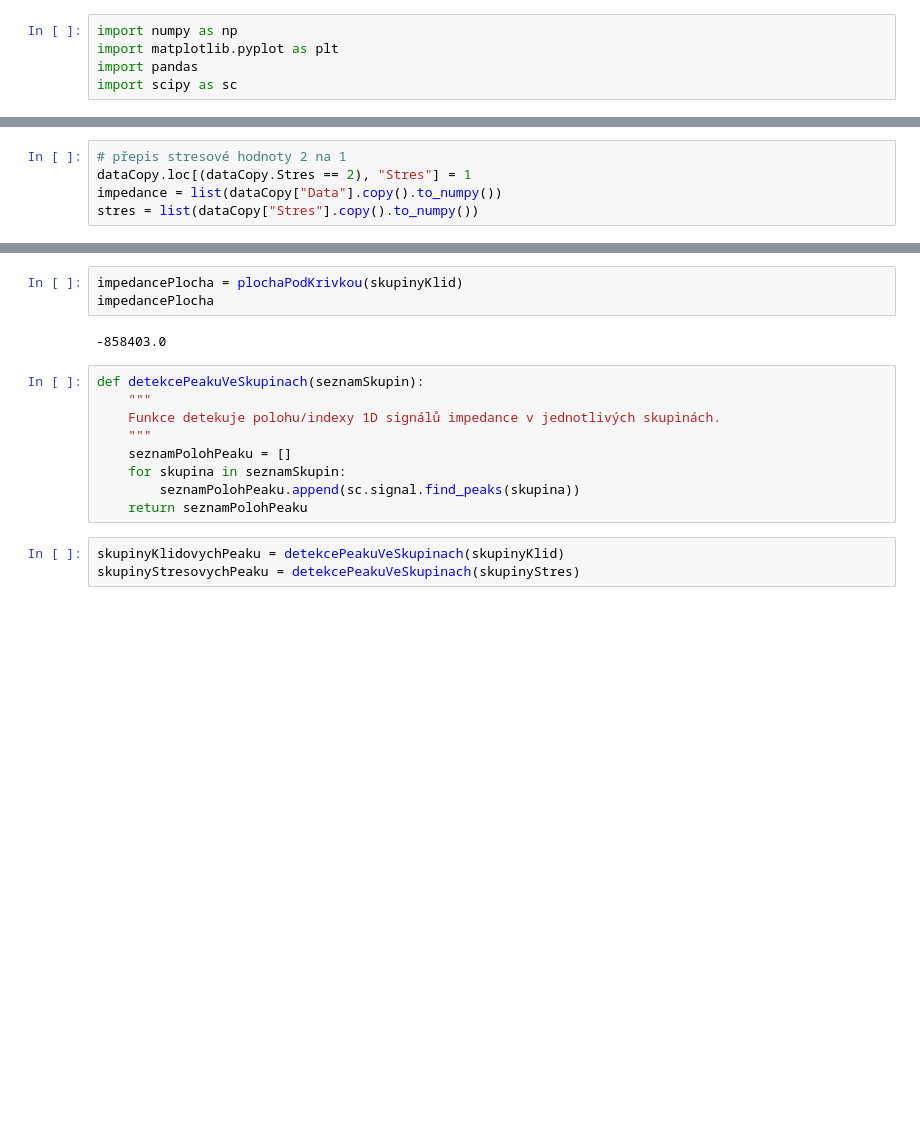
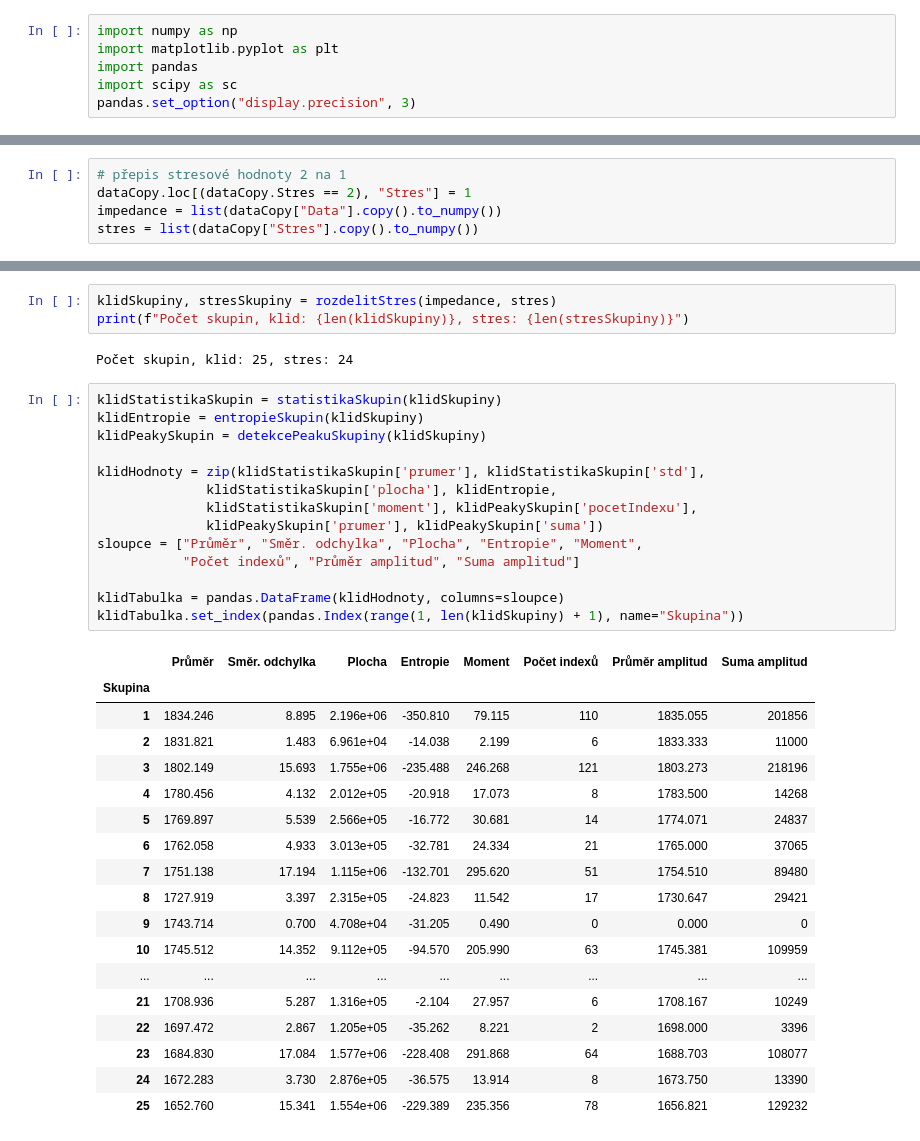
Before and after one commit to Vojtech-Benda/AUI, a Jupyter notebook: cviceni2/cviceni2.ipynb, the cells around one changed output, grey strips where cells are left out. Saved outputs shown, nothing was run; the diff lists cells and outputs as text; blank space fills up the shorter version.

```diff
--- a/cviceni2/cviceni2.ipynb
+++ b/cviceni2/cviceni2.ipynb
@@ -3,3 +3,4 @@ import numpy as np
 import matplotlib.pyplot as plt
 import pandas
 import scipy as sc
+pandas.set_option("display.precision", 3)
@@ -131,17 +115,38 @@ klidTabulka.set_index(pandas.Index(range(len(skupinyKlid)), name="Skupina"))
-# %%
-impedancePlocha = plochaPodKrivkou(skupinyKlid)
-impedancePlocha
-# %% [output]
--858403.0
-# %%
-def detekcePeakuVeSkupinach(seznamSkupin):
-    """
-    Funkce detekuje polohu/indexy 1D signálů impedance v jednotlivých skupinách.
-    """
-    seznamPolohPeaku = []
-    for skupina in seznamSkupin:
-        seznamPolohPeaku.append(sc.signal.find_peaks(skupina))
-    return seznamPolohPeaku
-# %%
-skupinyKlidovychPeaku = detekcePeakuVeSkupinach(skupinyKlid)
-skupinyStresovychPeaku = detekcePeakuVeSkupinach(skupinyStres)
+# %%
+klidSkupiny, stresSkupiny = rozdelitStres(impedance, stres)
+print(f"Počet skupin, klid: {len(klidSkupiny)}, stres: {len(stresSkupiny)}")
+# %% [output]
+Počet skupin, klid: 25, stres: 24
+# %%
+klidStatistikaSkupin = statistikaSkupin(klidSkupiny)
+klidEntropie = entropieSkupin(klidSkupiny)
+klidPeakySkupin = detekcePeakuSkupiny(klidSkupiny)
+
+klidHodnoty = zip(klidStatistikaSkupin['prumer'], klidStatistikaSkupin['std'],
+              klidStatistikaSkupin['plocha'], klidEntropie,
+              klidStatistikaSkupin['moment'], klidPeakySkupin['pocetIndexu'],
+              klidPeakySkupin['prumer'], klidPeakySkupin['suma'])
+sloupce = ["Průměr", "Směr. odchylka", "Plocha", "Entropie", "Moment",
+           "Počet indexů", "Průměr amplitud", "Suma amplitud"]
+
+klidTabulka = pandas.DataFrame(klidHodnoty, columns=sloupce)
+klidTabulka.set_index(pandas.Index(range(1, len(klidSkupiny) + 1), name="Skupina"))
+# %% [output]
+|  | Průměr | Směr. odchylka | Plocha | Entropie | Moment | Počet indexů | Průměr amplitud | Suma amplitud |
+| Skupina |  |  |  |  |  |  |  |  |
+| 1 | 1834.246 | 8.895 | 2.196e+06 | -350.810 | 79.115 | 110 | 1835.055 | 201856 |
+| 2 | 1831.821 | 1.483 | 6.961e+04 | -14.038 | 2.199 | 6 | 1833.333 | 11000 |
+| 3 | 1802.149 | 15.693 | 1.755e+06 | -235.488 | 246.268 | 121 | 1803.273 | 218196 |
+| 4 | 1780.456 | 4.132 | 2.012e+05 | -20.918 | 17.073 | 8 | 1783.500 | 14268 |
+| 5 | 1769.897 | 5.539 | 2.566e+05 | -16.772 | 30.681 | 14 | 1774.071 | 24837 |
+| 6 | 1762.058 | 4.933 | 3.013e+05 | -32.781 | 24.334 | 21 | 1765.000 | 37065 |
+| 7 | 1751.138 | 17.194 | 1.115e+06 | -132.701 | 295.620 | 51 | 1754.510 | 89480 |
+| 8 | 1727.919 | 3.397 | 2.315e+05 | -24.823 | 11.542 | 17 | 1730.647 | 29421 |
+| 9 | 1743.714 | 0.700 | 4.708e+04 | -31.205 | 0.490 | 0 | 0.000 | 0 |
+| 10 | 1745.512 | 14.352 | 9.112e+05 | -94.570 | 205.990 | 63 | 1745.381 | 109959 |
+| ... | ... | ... | ... | ... | ... | ... | ... | ... |
+| 21 | 1708.936 | 5.287 | 1.316e+05 | -2.104 | 27.957 | 6 | 1708.167 | 10249 |
+| 22 | 1697.472 | 2.867 | 1.205e+05 | -35.262 | 8.221 | 2 | 1698.000 | 3396 |
+| 23 | 1684.830 | 17.084 | 1.577e+06 | -228.408 | 291.868 | 64 | 1688.703 | 108077 |
+| 24 | 1672.283 | 3.730 | 2.876e+05 | -36.575 | 13.914 | 8 | 1673.750 | 13390 |
+| 25 | 1652.760 | 15.341 | 1.554e+06 | -229.389 | 235.356 | 78 | 1656.821 | 129232 |
```
Also changed, not shown: parts of 10 cells of this notebook, 2 other files.
